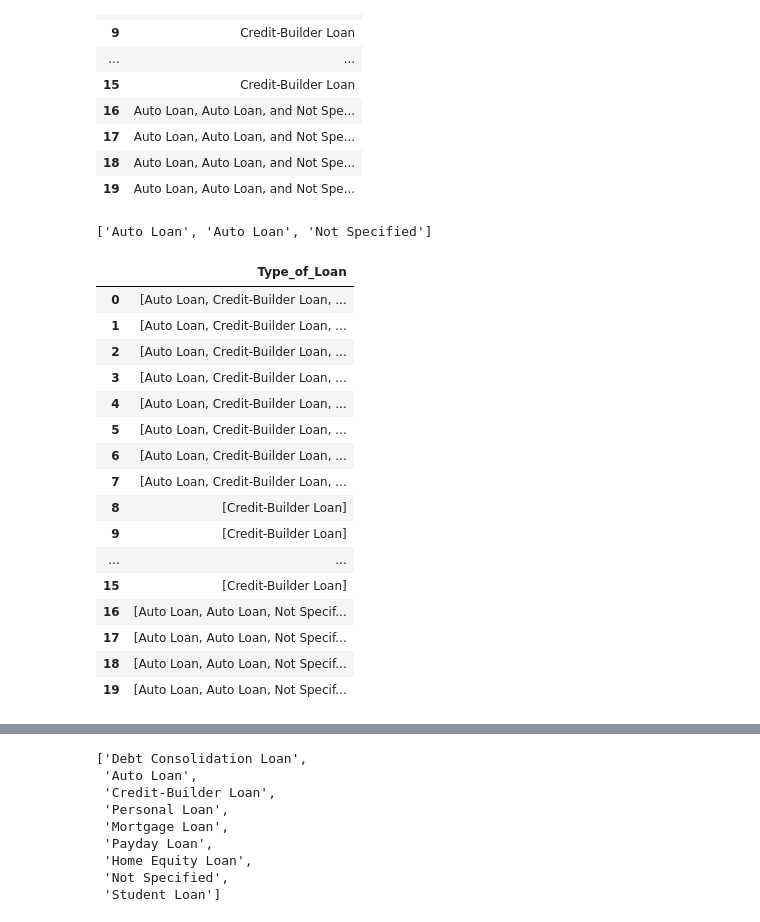
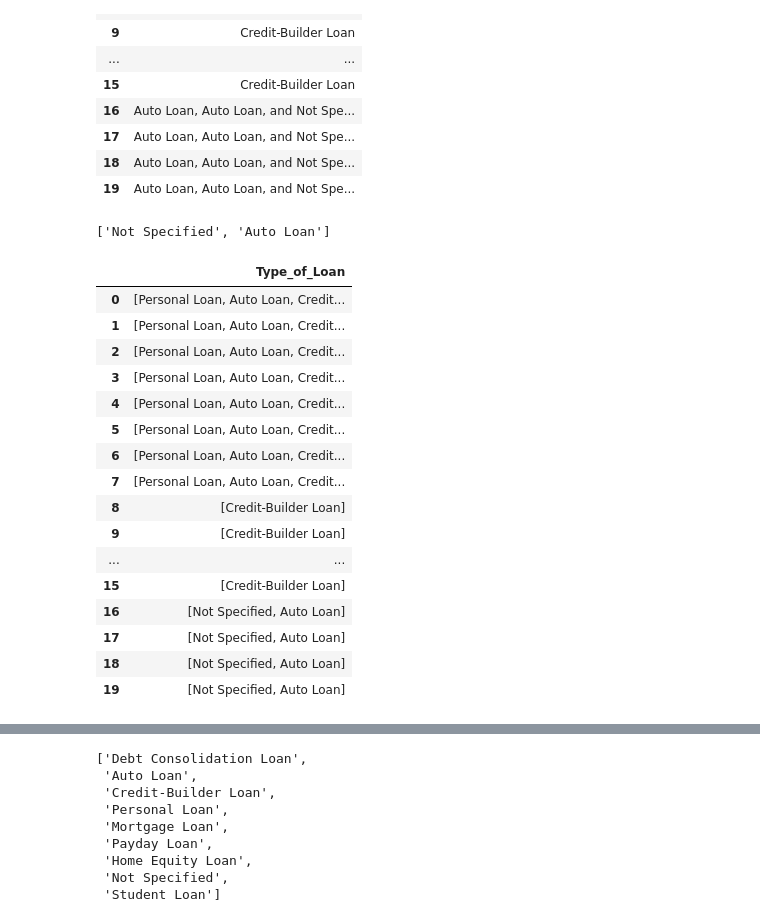
Before and after one commit to Ghukii/TMP-4sem-, a Jupyter notebook: Задание_6/Задание_6_13.ipynb, the cells around one changed output, grey strips where cells are left out. Cells and saved outputs as stored; diff of their text form; code cells hidden in the pictures.

```diff
--- a/Задание_6/Задание_6_13.ipynb
+++ b/Задание_6/Задание_6_13.ipynb
@@ -711,25 +711,25 @@ df[['Type_of_Loan']].head(20)
 | 18 | Auto Loan, Auto Loan, and Not Spe... |
 | 19 | Auto Loan, Auto Loan, and Not Spe... |
 # %%
-df['Type_of_Loan'] = df['Type_of_Loan'].dropna().apply(lambda x: x.replace(', and ', ', ').split(', '))
+df['Type_of_Loan'] = df['Type_of_Loan'].dropna().apply(lambda x: list(set(x.replace(', and ', ', ').split(', '))))
 print(df['Type_of_Loan'][18])
 df[['Type_of_Loan']].head(20)
 # %% [output]
-['Auto Loan', 'Auto Loan', 'Not Specified']
+['Not Specified', 'Auto Loan']
 |  | Type_of_Loan |
-| 0 | [Auto Loan, Credit-Builder Loan, ... |
-| 1 | [Auto Loan, Credit-Builder Loan, ... |
-| 2 | [Auto Loan, Credit-Builder Loan, ... |
-| 3 | [Auto Loan, Credit-Builder Loan, ... |
-| 4 | [Auto Loan, Credit-Builder Loan, ... |
-| 5 | [Auto Loan, Credit-Builder Loan, ... |
-| 6 | [Auto Loan, Credit-Builder Loan, ... |
-| 7 | [Auto Loan, Credit-Builder Loan, ... |
+| 0 | [Personal Loan, Auto Loan, Credit... |
+| 1 | [Personal Loan, Auto Loan, Credit... |
+| 2 | [Personal Loan, Auto Loan, Credit... |
+| 3 | [Personal Loan, Auto Loan, Credit... |
+| 4 | [Personal Loan, Auto Loan, Credit... |
+| 5 | [Personal Loan, Auto Loan, Credit... |
+| 6 | [Personal Loan, Auto Loan, Credit... |
+| 7 | [Personal Loan, Auto Loan, Credit... |
 | 8 | [Credit-Builder Loan] |
 | 9 | [Credit-Builder Loan] |
 | ... | ... |
 | 15 | [Credit-Builder Loan] |
-| 16 | [Auto Loan, Auto Loan, Not Specif... |
-| 17 | [Auto Loan, Auto Loan, Not Specif... |
-| 18 | [Auto Loan, Auto Loan, Not Specif... |
-| 19 | [Auto Loan, Auto Loan, Not Specif... |
+| 16 | [Not Specified, Auto Loan] |
+| 17 | [Not Specified, Auto Loan] |
+| 18 | [Not Specified, Auto Loan] |
+| 19 | [Not Specified, Auto Loan] |
```
Also changed, not shown: parts of 6 cells of this notebook.
